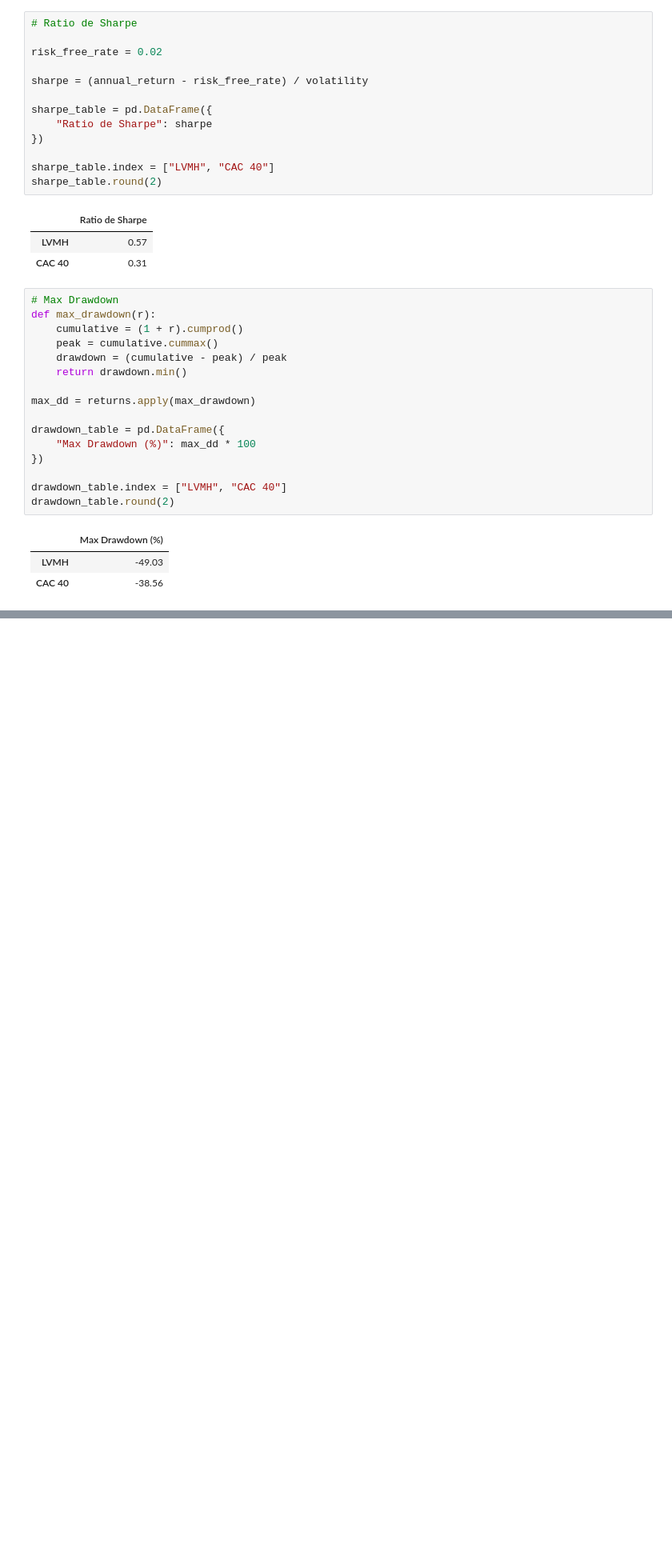
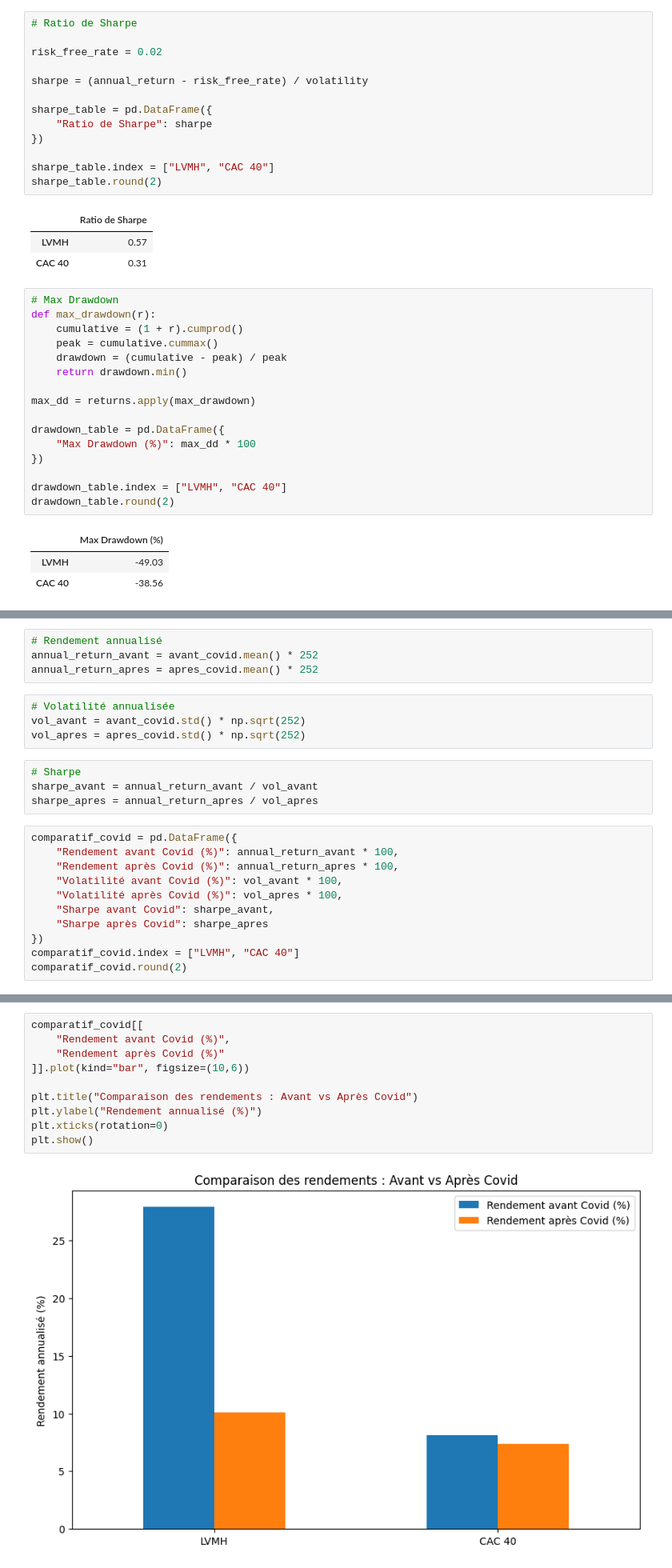
Before and after one commit to melynazrd/IAE_METZ_2026_DATA_AUDIT, a Jupyter notebook: SCRIPTS/analyse_lvmh.ipynb, the cells around one changed output, grey strips where cells are left out. Shown at 80% size. Drawn from its saved outputs; the diff is of its cells as text; blank space fills up the shorter version.

```diff
--- a/SCRIPTS/analyse_lvmh.ipynb
+++ b/SCRIPTS/analyse_lvmh.ipynb
@@ -180,0 +197,23 @@ Tableau comparatif global :
+# %%
+# Rendement annualisé
+annual_return_avant = avant_covid.mean() * 252
+annual_return_apres = apres_covid.mean() * 252
+# %%
+# Volatilité annualisée
+vol_avant = avant_covid.std() * np.sqrt(252)
+vol_apres = apres_covid.std() * np.sqrt(252)
+# %%
+# Sharpe
+sharpe_avant = annual_return_avant / vol_avant
+sharpe_apres = annual_return_apres / vol_apres
+# %%
+comparatif_covid = pd.DataFrame({
+    "Rendement avant Covid (%)": annual_return_avant * 100,
+    "Rendement après Covid (%)": annual_return_apres * 100,
+    "Volatilité avant Covid (%)": vol_avant * 100,
+    "Volatilité après Covid (%)": vol_apres * 100,
+    "Sharpe avant Covid": sharpe_avant,
+    "Sharpe après Covid": sharpe_apres
+})
+comparatif_covid.index = ["LVMH", "CAC 40"]
+comparatif_covid.round(2)
@@ -180,0 +224,12 @@ Tableau comparatif global :
+# %%
+comparatif_covid[[
+    "Rendement avant Covid (%)",
+    "Rendement après Covid (%)"
+]].plot(kind="bar", figsize=(10,6))
+
+plt.title("Comparaison des rendements : Avant vs Après Covid")
+plt.ylabel("Rendement annualisé (%)")
+plt.xticks(rotation=0)
+plt.show()
+# %% [output]
+[figure, added]
```
Also changed, not shown: parts of 17 cells of this notebook.
